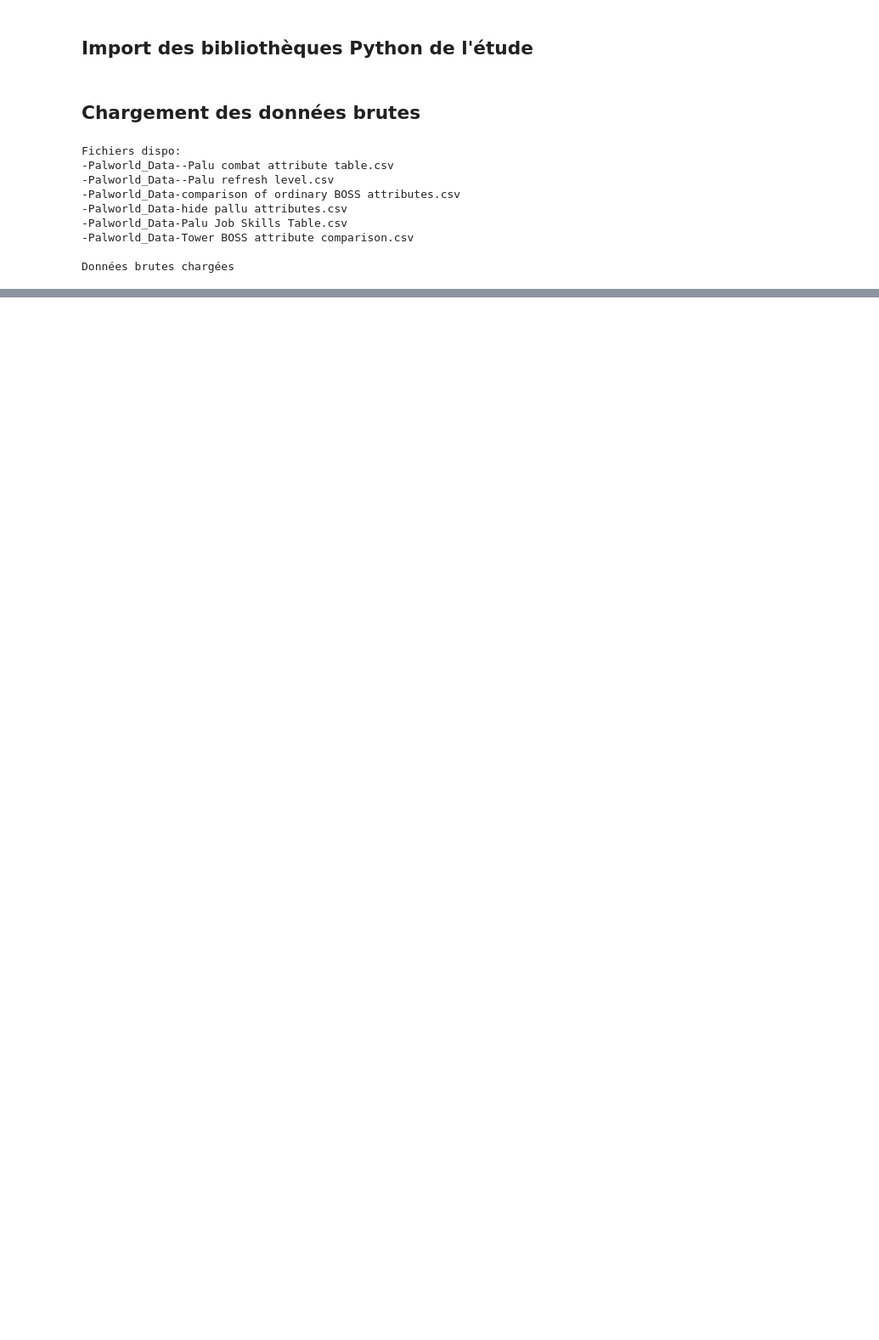
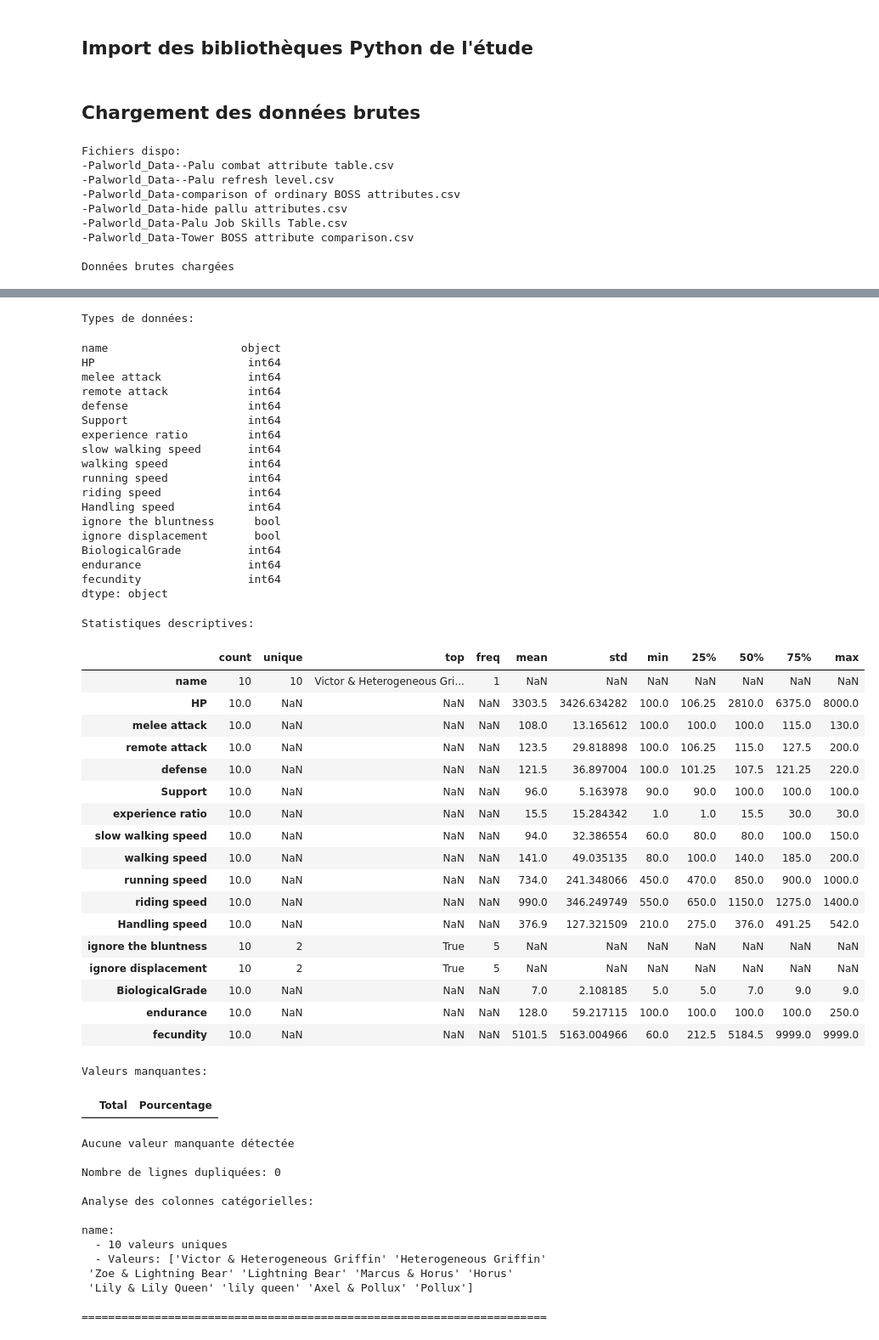
Before and after one commit to Paul-Emmanuel-Buffe/pals-analysis, a Jupyter notebook: notebooks/pals_analysis.ipynb, the cells around one changed output, grey strips where cells are left out. Shown at 85% size. Drawn from its saved outputs; the diff is of its cells as text; code cells hidden in the pictures; blank space fills up the shorter version.

```diff
--- a/notebooks/pals_analysis.ipynb
+++ b/notebooks/pals_analysis.ipynb
@@ -225,0 +442,3 @@ print(datasets)
+# %%
+explore_dataframe(tower_boss, 'Tower Boss')
+# %% [output]
@@ -225,0 +478,53 @@ print(datasets)
+Types de données:
+name                    object
+HP                       int64
+melee attack             int64
+remote attack            int64
+defense                  int64
+Support                  int64
+experience ratio         int64
+slow walking speed       int64
+walking speed            int64
+running speed            int64
+riding speed             int64
+Handling speed           int64
+ignore the bluntness      bool
+ignore displacement       bool
+BiologicalGrade          int64
+endurance                int64
+fecundity                int64
+dtype: object
+Statistiques descriptives:
+|  | count | unique | top | freq | mean | std | min | 25% | 50% | 75% | max |
+| name | 10 | 10 | Victor & Heterogeneous Gri... | 1 | NaN | NaN | NaN | NaN | NaN | NaN | NaN |
+| HP | 10.0 | NaN | NaN | NaN | 3303.5 | 3426.634282 | 100.0 | 106.25 | 2810.0 | 6375.0 | 8000.0 |
+| melee attack | 10.0 | NaN | NaN | NaN | 108.0 | 13.165612 | 100.0 | 100.0 | 100.0 | 115.0 | 130.0 |
+| remote attack | 10.0 | NaN | NaN | NaN | 123.5 | 29.818898 | 100.0 | 106.25 | 115.0 | 127.5 | 200.0 |
+| defense | 10.0 | NaN | NaN | NaN | 121.5 | 36.897004 | 100.0 | 101.25 | 107.5 | 121.25 | 220.0 |
+| Support | 10.0 | NaN | NaN | NaN | 96.0 | 5.163978 | 90.0 | 90.0 | 100.0 | 100.0 | 100.0 |
+| experience ratio | 10.0 | NaN | NaN | NaN | 15.5 | 15.284342 | 1.0 | 1.0 | 15.5 | 30.0 | 30.0 |
+| slow walking speed | 10.0 | NaN | NaN | NaN | 94.0 | 32.386554 | 60.0 | 80.0 | 80.0 | 100.0 | 150.0 |
+| walking speed | 10.0 | NaN | NaN | NaN | 141.0 | 49.035135 | 80.0 | 100.0 | 140.0 | 185.0 | 200.0 |
+| running speed | 10.0 | NaN | NaN | NaN | 734.0 | 241.348066 | 450.0 | 470.0 | 850.0 | 900.0 | 1000.0 |
+| riding speed | 10.0 | NaN | NaN | NaN | 990.0 | 346.249749 | 550.0 | 650.0 | 1150.0 | 1275.0 | 1400.0 |
+| Handling speed | 10.0 | NaN | NaN | NaN | 376.9 | 127.321509 | 210.0 | 275.0 | 376.0 | 491.25 | 542.0 |
+| ignore the bluntness | 10 | 2 | True | 5 | NaN | NaN | NaN | NaN | NaN | NaN | NaN |
+| ignore displacement | 10 | 2 | True | 5 | NaN | NaN | NaN | NaN | NaN | NaN | NaN |
+| BiologicalGrade | 10.0 | NaN | NaN | NaN | 7.0 | 2.108185 | 5.0 | 5.0 | 7.0 | 9.0 | 9.0 |
+| endurance | 10.0 | NaN | NaN | NaN | 128.0 | 59.217115 | 100.0 | 100.0 | 100.0 | 100.0 | 250.0 |
+| fecundity | 10.0 | NaN | NaN | NaN | 5101.5 | 5163.004966 | 60.0 | 212.5 | 5184.5 | 9999.0 | 9999.0 |
+Valeurs manquantes:
+|  | Total | Pourcentage |
+Aucune valeur manquante détectée
+
+Nombre de lignes dupliquées: 0
+
+Analyse des colonnes catégorielles:
+
+name:
+  - 10 valeurs uniques
+  - Valeurs: ['Victor & Heterogeneous Griffin' 'Heterogeneous Griffin'
+ 'Zoe & Lightning Bear' 'Lightning Bear' 'Marcus & Horus' 'Horus'
+ 'Lily & Lily Queen' 'lily queen' 'Axel & Pollux' 'Pollux']
+
+======================================================================
```
Also changed, not shown: parts of 11 cells of this notebook, 20 other files.
